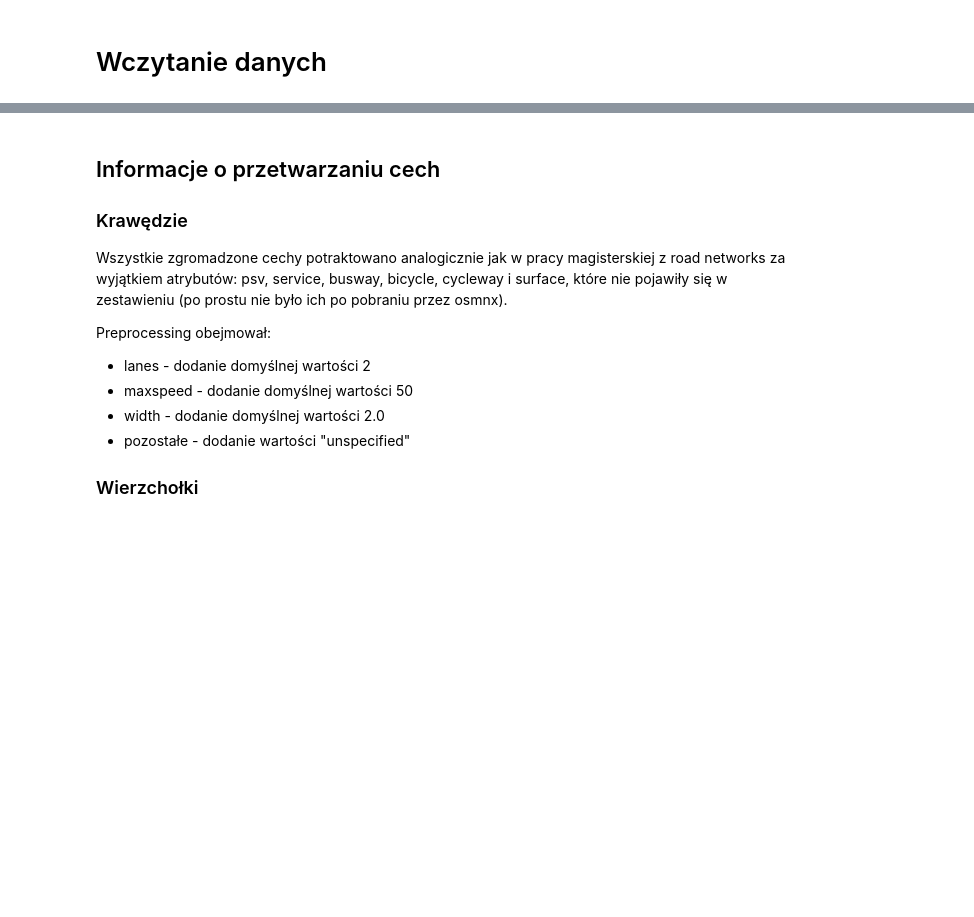
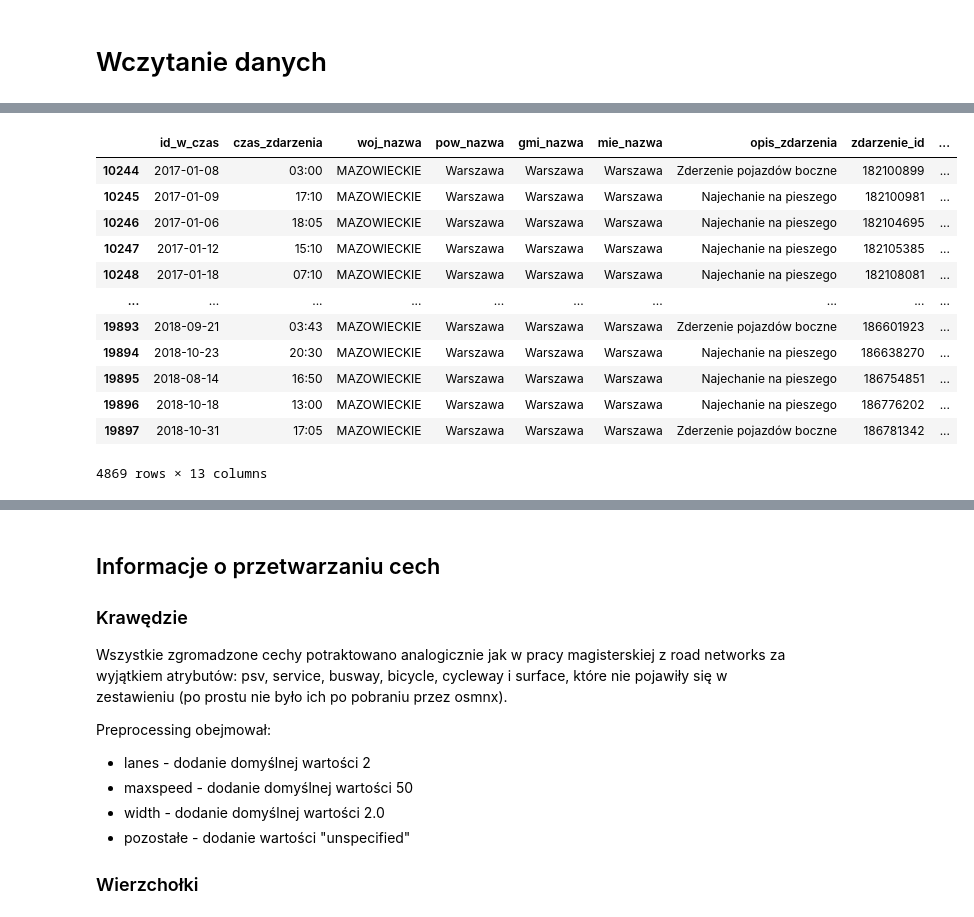
Before and after one commit to StaszekM/gradient, a Jupyter notebook: notebooks/osmnx_graph_train_test.ipynb, the cells around one changed output, grey strips where cells are left out. Cells and saved outputs as stored; diff of their text form; code cells hidden in the pictures; blank space fills up the shorter version.

```diff
--- a/notebooks/osmnx_graph_train_test.ipynb
+++ b/notebooks/osmnx_graph_train_test.ipynb
@@ -53,3 +57,19 @@ gdf_nodes
+# %%
+gdf_events
+# %% [output]
+|  | id_w_czas | czas_zdarzenia | woj_nazwa | pow_nazwa | gmi_nazwa | mie_nazwa | opis_zdarzenia | zdarzenie_id | ... |
+| 10244 | 2017-01-08 | 03:00 | MAZOWIECKIE | Warszawa | Warszawa | Warszawa | Zderzenie pojazdów boczne | 182100899 | ... |
+| 10245 | 2017-01-09 | 17:10 | MAZOWIECKIE | Warszawa | Warszawa | Warszawa | Najechanie na pieszego | 182100981 | ... |
+| 10246 | 2017-01-06 | 18:05 | MAZOWIECKIE | Warszawa | Warszawa | Warszawa | Najechanie na pieszego | 182104695 | ... |
+| 10247 | 2017-01-12 | 15:10 | MAZOWIECKIE | Warszawa | Warszawa | Warszawa | Najechanie na pieszego | 182105385 | ... |
+| 10248 | 2017-01-18 | 07:10 | MAZOWIECKIE | Warszawa | Warszawa | Warszawa | Najechanie na pieszego | 182108081 | ... |
+| ... | ... | ... | ... | ... | ... | ... | ... | ... | ... |
+| 19893 | 2018-09-21 | 03:43 | MAZOWIECKIE | Warszawa | Warszawa | Warszawa | Zderzenie pojazdów boczne | 186601923 | ... |
+| 19894 | 2018-10-23 | 20:30 | MAZOWIECKIE | Warszawa | Warszawa | Warszawa | Najechanie na pieszego | 186638270 | ... |
+| 19895 | 2018-08-14 | 16:50 | MAZOWIECKIE | Warszawa | Warszawa | Warszawa | Najechanie na pieszego | 186754851 | ... |
+| 19896 | 2018-10-18 | 13:00 | MAZOWIECKIE | Warszawa | Warszawa | Warszawa | Najechanie na pieszego | 186776202 | ... |
+| 19897 | 2018-10-31 | 17:05 | MAZOWIECKIE | Warszawa | Warszawa | Warszawa | Zderzenie pojazdów boczne | 186781342 | ... |
+4869 rows × 13 columns
 # %%
 gdf_edges
 # %% [output]
```
Also changed, not shown: parts of 8 cells of this notebook, 1 other file.
